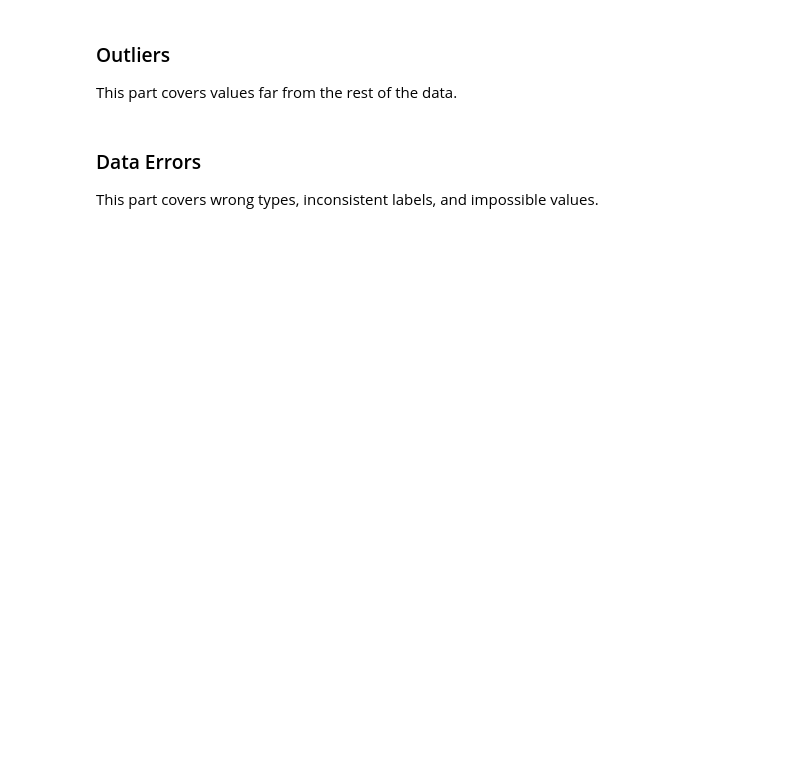
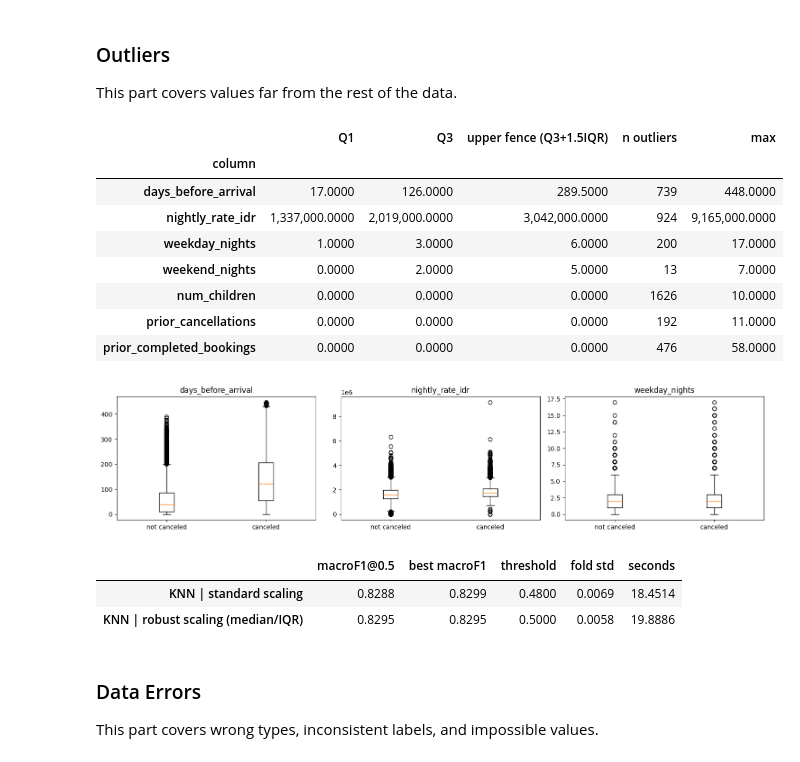
Before and after one commit to AzriVz/IF3170_G21_AGNDSN2, a Jupyter notebook: src/IF3170_G21_AGNDSN2.ipynb, the cells around one changed output. Drawn from its saved outputs; the diff is of its cells as text; code cells hidden in the pictures; blank space fills up the shorter version.

```diff
--- a/src/IF3170_G21_AGNDSN2.ipynb
+++ b/src/IF3170_G21_AGNDSN2.ipynb
@@ -192,3 +520,40 @@ This part covers values far from the rest of the data.
+# %%
+outlier_rows = []
+for column in ['days_before_arrival', 'nightly_rate_idr', 'weekday_nights', 'weekend_nights', 'num_children',
+               'prior_cancellations', 'prior_completed_bookings']:
+    values = dev_df[column].dropna()
+    q1, q3 = values.quantile([0.25, 0.75])
+    iqr = q3 - q1
+    outlier_rows.append({'column': column, 'Q1': q1, 'Q3': q3, 'upper fence (Q3+1.5IQR)': q3 + 1.5 * iqr,
+                         'n outliers': int(((values < q1 - 1.5 * iqr) | (values > q3 + 1.5 * iqr)).sum()),
+                         'max': values.max()})
+display(pd.DataFrame(outlier_rows).set_index('column'))
+
+fig, axes = plt.subplots(1, 3, figsize=(15, 3.5))
+for ax, column in zip(axes, ['days_before_arrival', 'nightly_rate_idr', 'weekday_nights']):
+    ax.boxplot([dev_df.loc[y_dev == 0, column].dropna(), dev_df.loc[y_dev == 1, column].dropna()], tick_labels=['not canceled', 'canceled'])
+    ax.set_title(column)
+fig.tight_layout(); fig.savefig(CFG.FIG_DIR / 'outliers_boxplot.png', dpi=130); plt.show()
+
+outlier_results = {
+    'KNN | standard scaling': cv(lambda: make_pipeline('distance', columns=REF_KNN_COLUMNS, indicators=(), scale='standard'), REF_KNN),
+    'KNN | robust scaling (median/IQR)': cv(lambda: make_pipeline('distance', columns=REF_KNN_COLUMNS, indicators=(), scale='robust'), REF_KNN),
+}
+show_cv(outlier_results, 'outlier_results')
+# %% [output]
+|  | Q1 | Q3 | upper fence (Q3+1.5IQR) | n outliers | max |
+| column |  |  |  |  |  |
+| days_before_arrival | 17.0000 | 126.0000 | 289.5000 | 739 | 448.0000 |
+| nightly_rate_idr | 1,337,000.0000 | 2,019,000.0000 | 3,042,000.0000 | 924 | 9,165,000.0000 |
+| weekday_nights | 1.0000 | 3.0000 | 6.0000 | 200 | 17.0000 |
+| weekend_nights | 0.0000 | 2.0000 | 5.0000 | 13 | 7.0000 |
+| num_children | 0.0000 | 0.0000 | 0.0000 | 1626 | 10.0000 |
+| prior_cancellations | 0.0000 | 0.0000 | 0.0000 | 192 | 11.0000 |
+| prior_completed_bookings | 0.0000 | 0.0000 | 0.0000 | 476 | 58.0000 |
+[figure, added]
+|  | macroF1@0.5 | best macroF1 | threshold | fold std | seconds |
+| KNN | standard scaling | 0.8288 | 0.8299 | 0.4800 | 0.0069 | 18.4514 |
+| KNN | robust scaling (median/IQR) | 0.8295 | 0.8295 | 0.5000 | 0.0058 | 19.8886 |
 # %% [markdown]
 ### Data Errors
 
```
Also changed, not shown: parts of 94 cells of this notebook.
